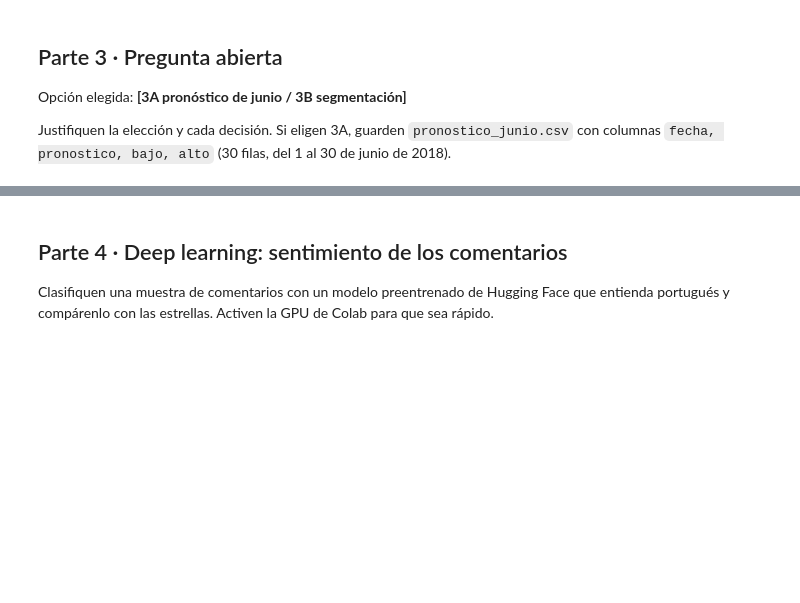
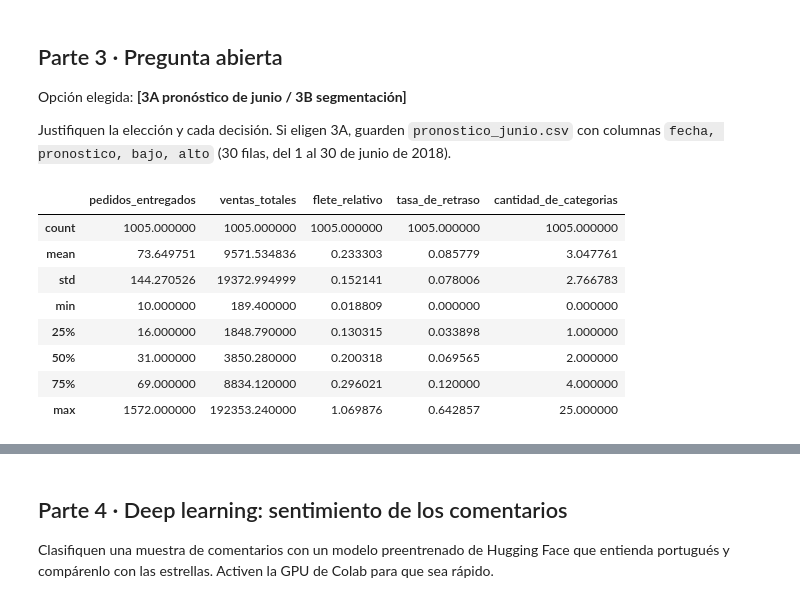
Before and after one commit to ianoelmolina-cmyk/olist-resena, a Jupyter notebook: Plantilla_Proyecto_Final.ipynb, the cells around one changed output, grey strips where cells are left out. Saved outputs shown, nothing was run; the diff lists cells and outputs as text; code cells hidden in the pictures; blank space fills up the shorter version.

```diff
--- a/Plantilla_Proyecto_Final.ipynb
+++ b/Plantilla_Proyecto_Final.ipynb
@@ -477,0 +638,12 @@ Justifiquen la elección y cada decisión. Si eligen 3A, guarden `pronostico_jun
+# %%
+vendedores.describe()
+# %% [output]
+|  | pedidos_entregados | ventas_totales | flete_relativo | tasa_de_retraso | cantidad_de_categorias |
+| count | 1005.000000 | 1005.000000 | 1005.000000 | 1005.000000 | 1005.000000 |
+| mean | 73.649751 | 9571.534836 | 0.233303 | 0.085779 | 3.047761 |
+| std | 144.270526 | 19372.994999 | 0.152141 | 0.078006 | 2.766783 |
+| min | 10.000000 | 189.400000 | 0.018809 | 0.000000 | 0.000000 |
+| 25% | 16.000000 | 1848.790000 | 0.130315 | 0.033898 | 1.000000 |
+| 50% | 31.000000 | 3850.280000 | 0.200318 | 0.069565 | 2.000000 |
+| 75% | 69.000000 | 8834.120000 | 0.296021 | 0.120000 | 4.000000 |
+| max | 1572.000000 | 192353.240000 | 1.069876 | 0.642857 | 25.000000 |
```
Also changed, not shown: parts of 38 cells of this notebook, 4 other files.
